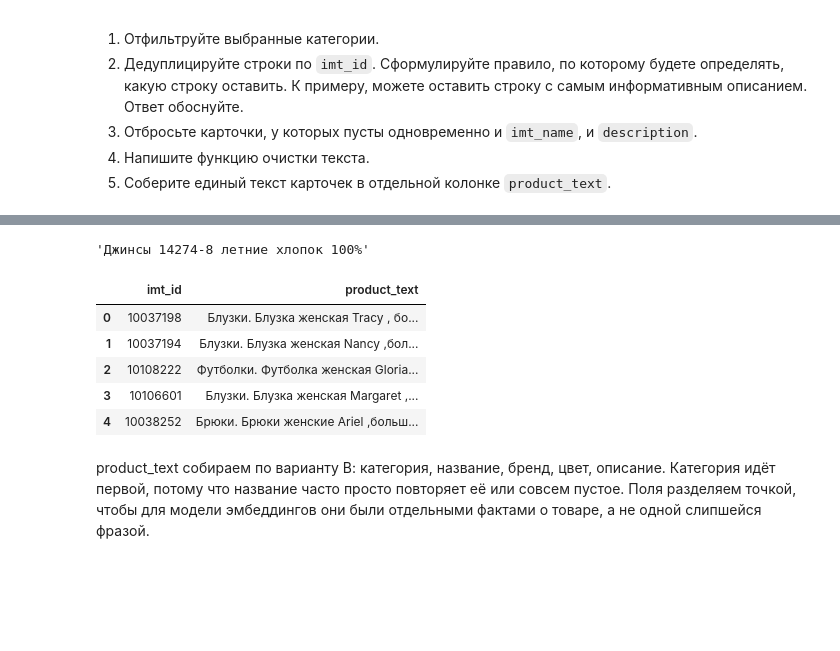
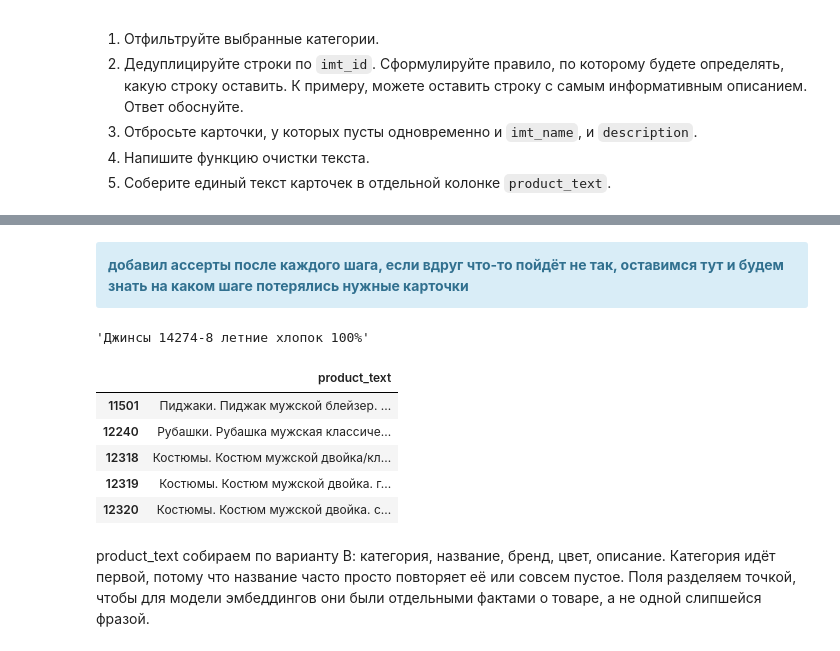
Before and after one commit to litwinowww/ProjectMonth, a Jupyter notebook: semantic_search_project.ipynb, the cells around one changed output, grey strips where cells are left out. Cells and saved outputs as stored; diff of their text form; code cells hidden in the pictures; blank space fills up the shorter version.

```diff
--- a/semantic_search_project.ipynb
+++ b/semantic_search_project.ipynb
@@ -699,17 +831,26 @@ Name: query_text, dtype: float64
 4. Напишите функцию очистки текста.
 5. Соберите единый текст карточек в отдельной колонке `product_text`.
 # %%
+# размеченные товары train и test - после каждого шага проверяем, что они на месте
+labeled_items = pd.concat([queries_train["item_id"], queries_test["item_id"]]).unique()
+
 # оставляем выбранные категории
 df_products = df_raw[df_raw["subj_root_name"].isin(categories)].copy()
+assert pd.Series(labeled_items).isin(df_products["imt_id"]).all(), "после фильтра категорий потерялись размеченные товары"
 
-# дедупликация по imt_id: оставляем строку с самым длинным описанием
-df_products = df_products.sort_values("description", key=lambda s: s.str.len(), ascending=False)
-df_products = df_products.drop_duplicates("imt_id")
+# дедупликация по imt_id: оставляем строку с самым длинным описанием,
+# при равной длине - строку с наименьшим nm_id
+# добавим колонку длины описания, отсортируем по ней и nm_id, после drop_duplicates, удаляем
+df_products["desc_len"] = df_products["description"].str.len()
+df_products = df_products.sort_values(["desc_len", "nm_id"], ascending=[False, True], kind="stable")
+df_products = df_products.drop_duplicates("imt_id").drop(columns="desc_len")
+assert pd.Series(labeled_items).isin(df_products["imt_id"]).all(), "после дедупликации потерялись размеченные товары"
 
 # отбрасываем карточки, у которых пусты и название, и описание
-empty_name = df_products["imt_name"] == ""
-empty_desc = df_products["description"] == ""
+empty_name = df_products["imt_name"].str.strip() == ""
+empty_desc = df_products["description"].str.strip() == ""
 df_products = df_products[~(empty_name & empty_desc)].reset_index(drop=True)
+assert pd.Series(labeled_items).isin(df_products["imt_id"]).all(), "после отсева пустых карточек потерялись размеченные товары"
 
 print("карточек после подготовки:", len(df_products))
 # %% [output]
@@ -719,3 +880,7 @@ print("карточек после подготовки:", len(df_products))
+# %% [markdown]
+<div class="alert alert-info">
+<b>добавил ассерты после каждого шага, если вдруг что-то пойдёт не так, оставимся тут и будем знать на каком шаге потерялись нужные карточки</b>
+</div>
 # %%
 # функция очистки текста
 def clean_text(text):
@@ -736,21 +901,21 @@ for col in ["imt_name", "subj_name", "brand_name", "nm_colors_names", "descripti
     df_products[col] = df_products[col].apply(clean_text)
 # %%
 # собираем единый текст карточки: категория, название, бренд, цвет, описание
-df_products["product_text"] = (
-    df_products["subj_name"] + ". "
-    + df_products["imt_name"] + ". "
-    + df_products["brand_name"] + ". "
-    + df_products["nm_colors_names"] + ". "
-    + df_products["description"]
-).str.strip()
+# пустые поля пропускаем, иначе в тексте останутся висящие точки, между которых пробел
+text_fields = ["subj_name", "imt_name", "brand_name", "nm_colors_names", "description"]
+df_products["product_text"] = df_products[text_fields].apply(
+    lambda row: ". ".join(value for value in row if value.strip()), axis=1
+)
 
-df_products[["imt_id", "product_text"]].head()
+# проверяем на карточке с пустым брендом
+empty_brand = df_products["brand_name"].str.strip() == ""
+df_products.loc[empty_brand, ["product_text"]].head()
 # %% [output]
-|  | imt_id | product_text |
-| 0 | 10037198 | Блузки. Блузка женская Tracy , бо... |
-| 1 | 10037194 | Блузки. Блузка женская Nancy ,бол... |
-| 2 | 10108222 | Футболки. Футболка женская Gloria... |
-| 3 | 10106601 | Блузки. Блузка женская Margaret ,... |
-| 4 | 10038252 | Брюки. Брюки женские Ariel ,больш... |
+|  | product_text |
+| 11501 | Пиджаки. Пиджак мужской блейзер. ... |
+| 12240 | Рубашки. Рубашка мужская классиче... |
+| 12318 | Костюмы. Костюм мужской двойка/кл... |
+| 12319 | Костюмы. Костюм мужской двойка. г... |
+| 12320 | Костюмы. Костюм мужской двойка. с... |
 # %% [markdown]
 product_text собираем по варианту В: категория, название, бренд, цвет, описание. Категория идёт первой, потому что название часто просто повторяет её или совсем пустое. Поля разделяем точкой, чтобы для модели эмбеддингов они были отдельными фактами о товаре, а не одной слипшейся фразой.
```
Also changed, not shown: parts of 60 cells of this notebook.
